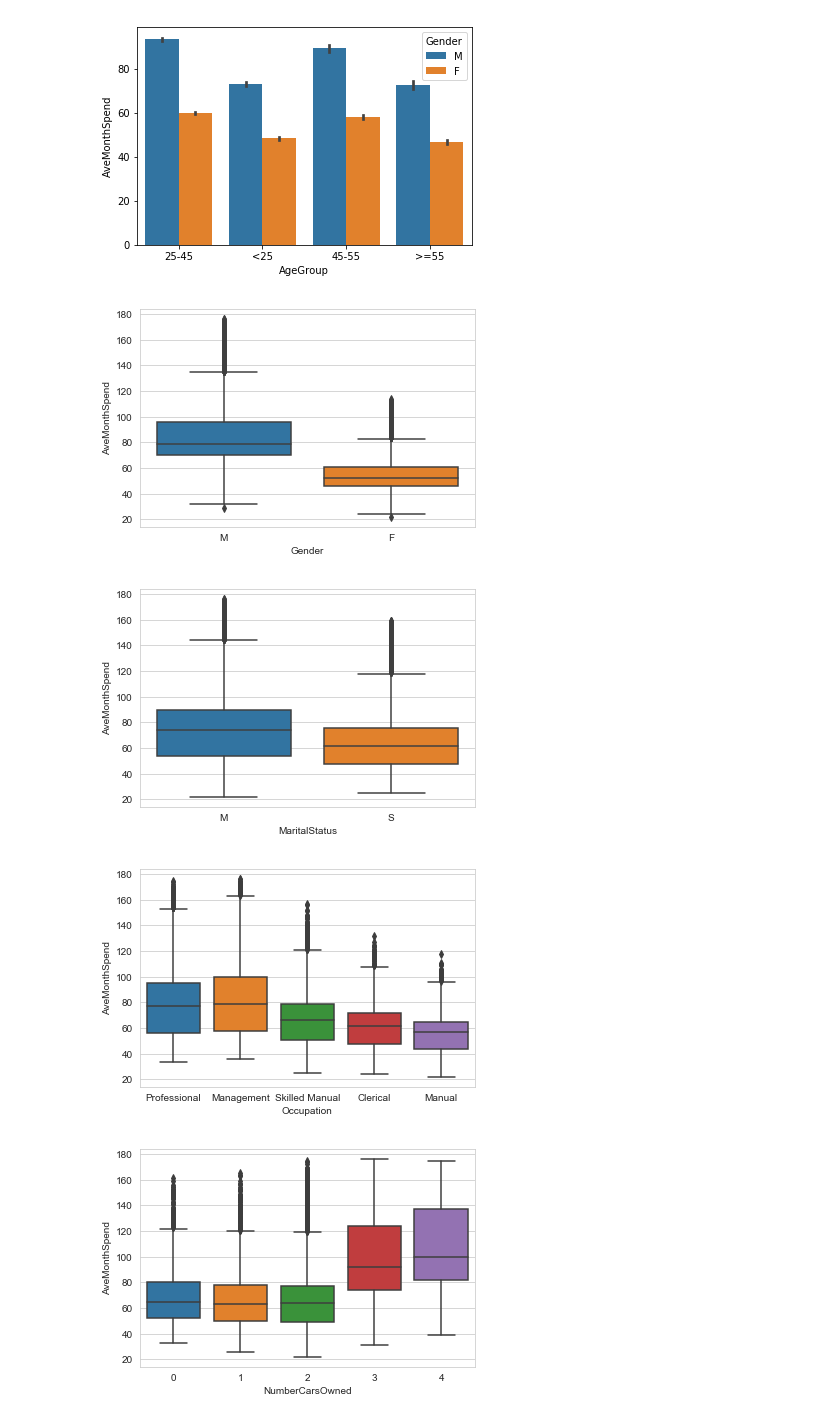
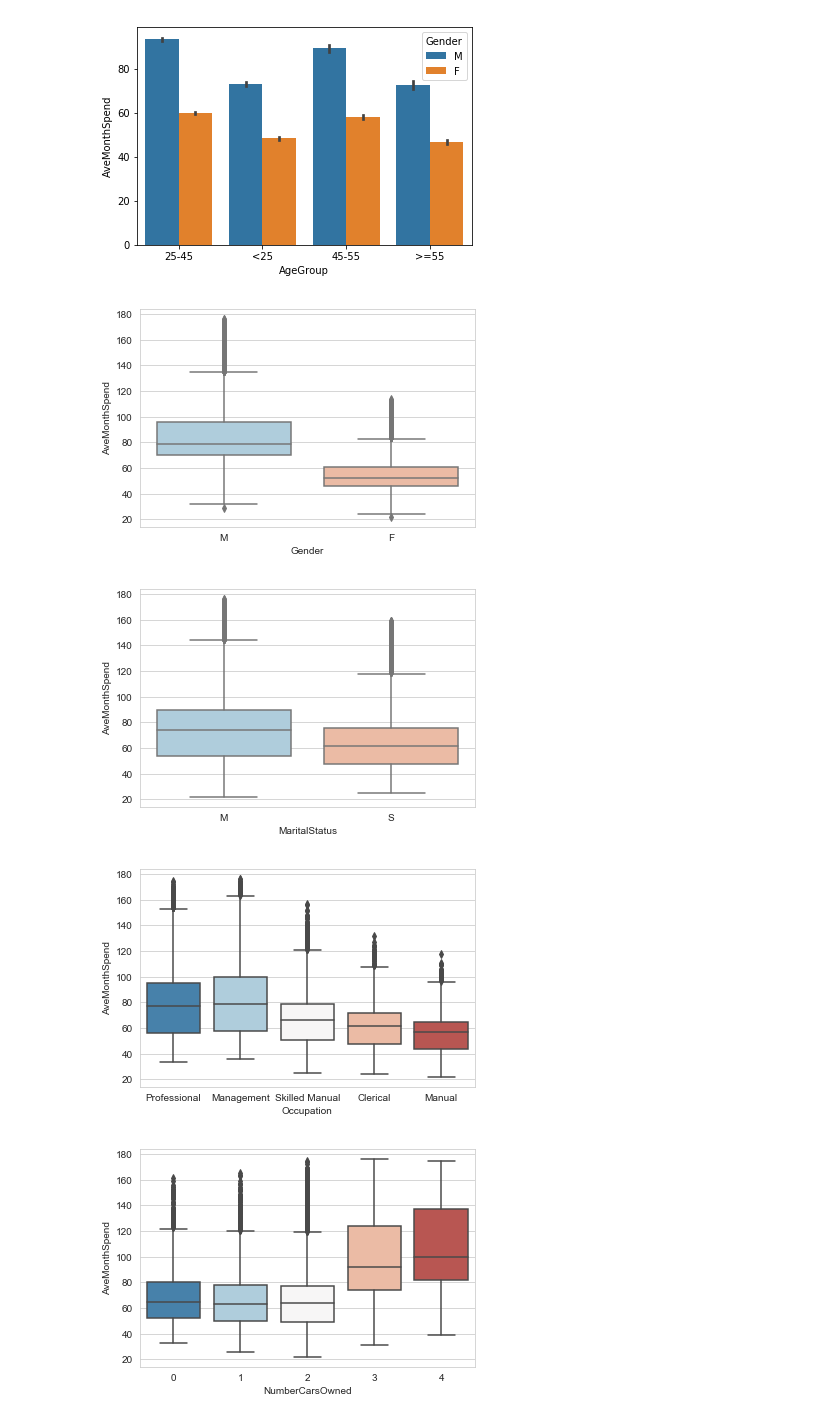
Before and after one commit to random82/Principles-of-Machine-Learning-Python, a Jupyter notebook: Final Exam/Final exam.ipynb, the cells around one changed output. Saved outputs shown, nothing was run; the diff lists cells and outputs as text; code cells hidden in the pictures.

```diff
--- a/Final Exam/Final exam.ipynb
+++ b/Final Exam/Final exam.ipynb
@@ -213,15 +213,15 @@ sns.barplot(data=df_joined[["AgeGroup", "AveMonthSpend", "Gender"]], y="AveMonth
 def plot_box(auto_prices, cols, col_y = 'price'):
     for col in cols:
         sns.set_style("whitegrid")
-        sns.boxplot(col, col_y, data=auto_prices)
+        sns.boxplot(col, col_y, data=auto_prices, palette='RdBu_r')
         plt.xlabel(col) # Set text for the x axis
         plt.ylabel(col_y)# Set text for y axis
         plt.show()
 # %%
-cat_cols = ['Gender', 'MaritalStatus', 'Occupation', 'NumberCarsOwned']
+cat_cols = ['Gender', 'MaritalStatus', 'Occupation', 'NumberCarsOwned', 'NumberChildrenAtHome']
 plot_box(df_joined, cat_cols, col_y="AveMonthSpend")
 # %% [output]
-[figure, old version]
+[figure, new version]
-[figure, old version]
+[figure, new version]
-[figure, old version]
+[figure, new version]
-[figure, old version]
+[figure, new version]
```
Also changed, not shown: parts of 6 cells of this notebook.
